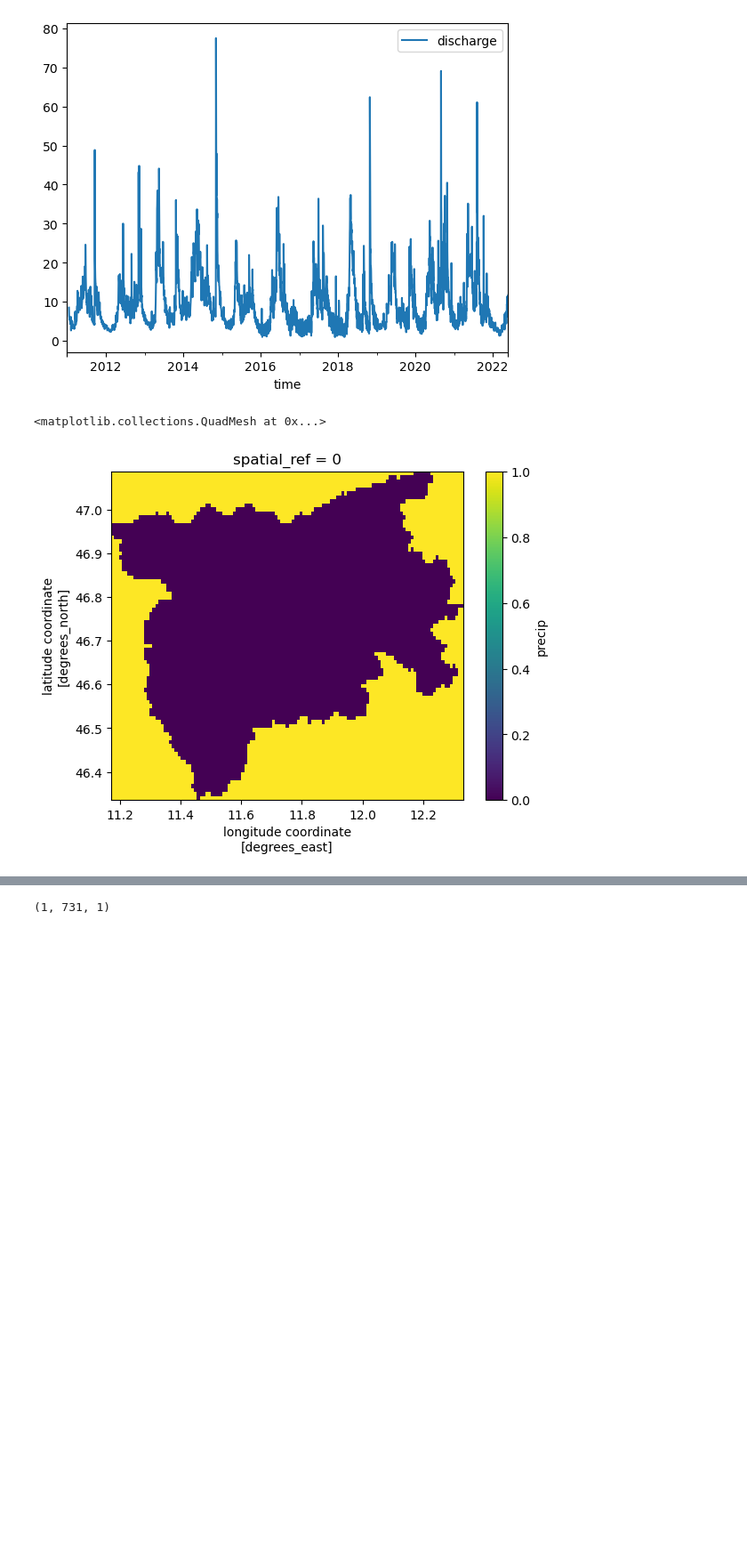
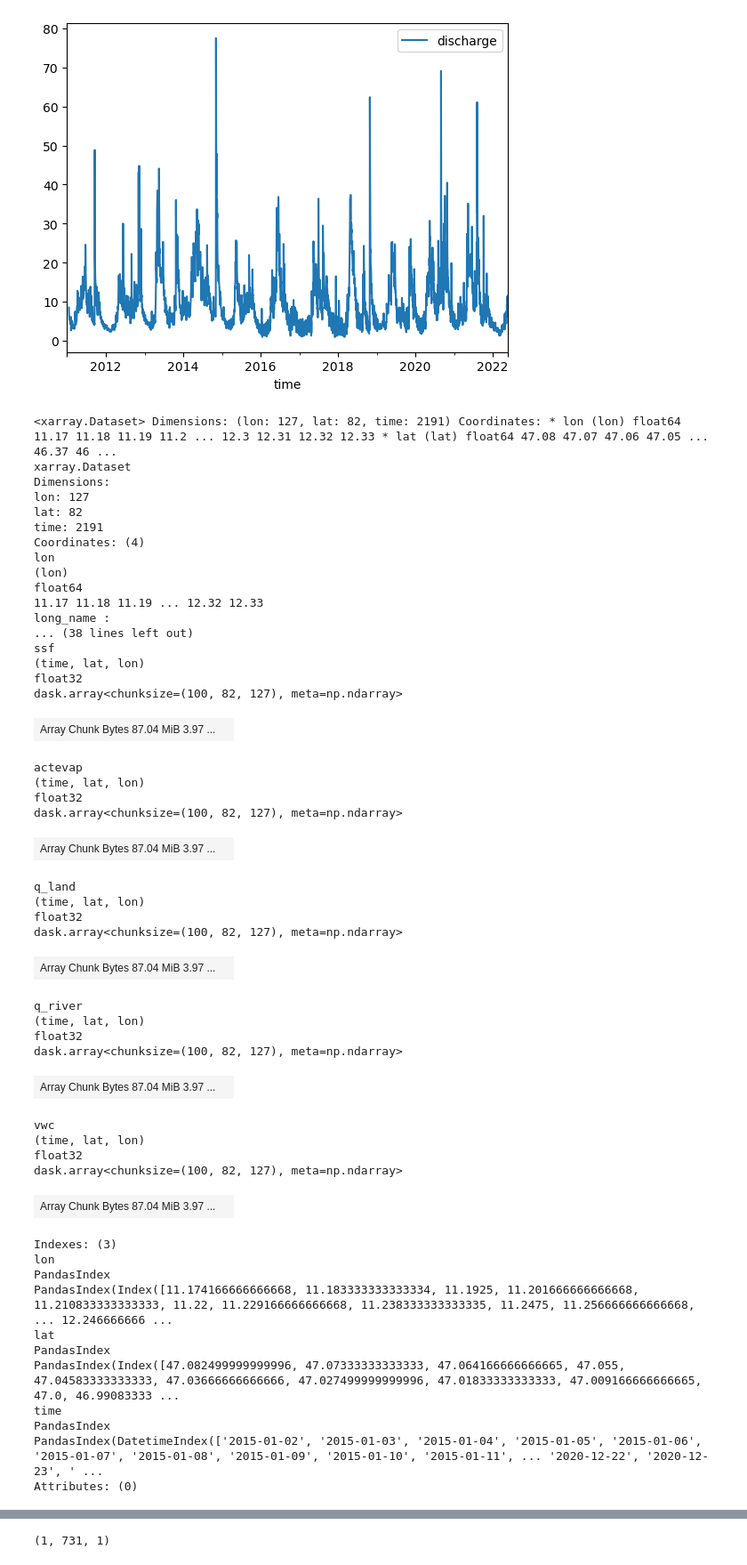
Before and after one commit to interTwin-eu/hython, a Jupyter notebook: nb/dev_river_discharge.ipynb, the cells around one changed output, grey strips where cells are left out. Shown: that part at 89% size. Cells and saved outputs as stored; diff of their text form; code cells hidden in the pictures; blank space fills up the shorter version.

```diff
--- a/nb/dev_river_discharge.ipynb
+++ b/nb/dev_river_discharge.ipynb
@@ -154,10 +166,57 @@ forcings = xr.open_dataset(input_dir_path / fn_forcings , chunks= {"time":100})
 params = xr.open_dataset(input_dir_path / fn_params ,  chunks= {"time":100}).sel(layer=1)
 targets = xr.open_dataset(input_dir_path / "run_default" / fn_targets, chunks= {"time":100}).sel(layer=1).isel(lat=slice(None, None, -1))
 # %%
-forcings.isnull().any("time").precip.plot()
+targets
 # %% [output]
-<matplotlib.collections.QuadMesh at 0x...>
+<xarray.Dataset> Dimensions: (lon: 127, lat: 82, time: 2191) Coordinates: * lon (lon) float64 11.17 11.18 11.19 11.2 ... 12.3 12.31 12.32 12.33 * lat (lat) float64 47.08 47.07 47.06 47.05 ... 46.37 46 ...
+xarray.Dataset
+Dimensions:
+lon: 127
+lat: 82
+time: 2191
+Coordinates: (4)
+lon
+(lon)
+float64
+11.17 11.18 11.19 ... 12.32 12.33
+long_name :
+... (38 lines left out)
+ssf
+(time, lat, lon)
+float32
+dask.array<chunksize=(100, 82, 127), meta=np.ndarray>
-[figure, removed]
+| Array Chunk Bytes 87.04 MiB 3.97 ... |  |
+actevap
+(time, lat, lon)
+float32
+dask.array<chunksize=(100, 82, 127), meta=np.ndarray>
+| Array Chunk Bytes 87.04 MiB 3.97 ... |  |
+q_land
+(time, lat, lon)
+float32
+dask.array<chunksize=(100, 82, 127), meta=np.ndarray>
+| Array Chunk Bytes 87.04 MiB 3.97 ... |  |
+q_river
+(time, lat, lon)
+float32
+dask.array<chunksize=(100, 82, 127), meta=np.ndarray>
+| Array Chunk Bytes 87.04 MiB 3.97 ... |  |
+vwc
+(time, lat, lon)
+float32
+dask.array<chunksize=(100, 82, 127), meta=np.ndarray>
+| Array Chunk Bytes 87.04 MiB 3.97 ... |  |
+Indexes: (3)
+lon
+PandasIndex
+PandasIndex(Index([11.174166666666668, 11.183333333333334, 11.1925, 11.201666666666668, 11.210833333333333, 11.22, 11.229166666666668, 11.238333333333335, 11.2475, 11.256666666666668, ... 12.246666666 ...
+lat
+PandasIndex
+PandasIndex(Index([47.082499999999996, 47.07333333333333, 47.064166666666665, 47.055, 47.04583333333333, 47.03666666666666, 47.027499999999996, 47.01833333333333, 47.009166666666665, 47.0, 46.99083333 ...
+time
+PandasIndex
+PandasIndex(DatetimeIndex(['2015-01-02', '2015-01-03', '2015-01-04', '2015-01-05', '2015-01-06', '2015-01-07', '2015-01-08', '2015-01-09', '2015-01-10', '2015-01-11', ... '2020-12-22', '2020-12-23', ' ...
+Attributes: (0)
 # %%
 try:
     forcings = forcings.rename({"latitude":"lat", "longitude":"lon"})
```
Also changed, not shown: parts of 17 cells of this notebook.
